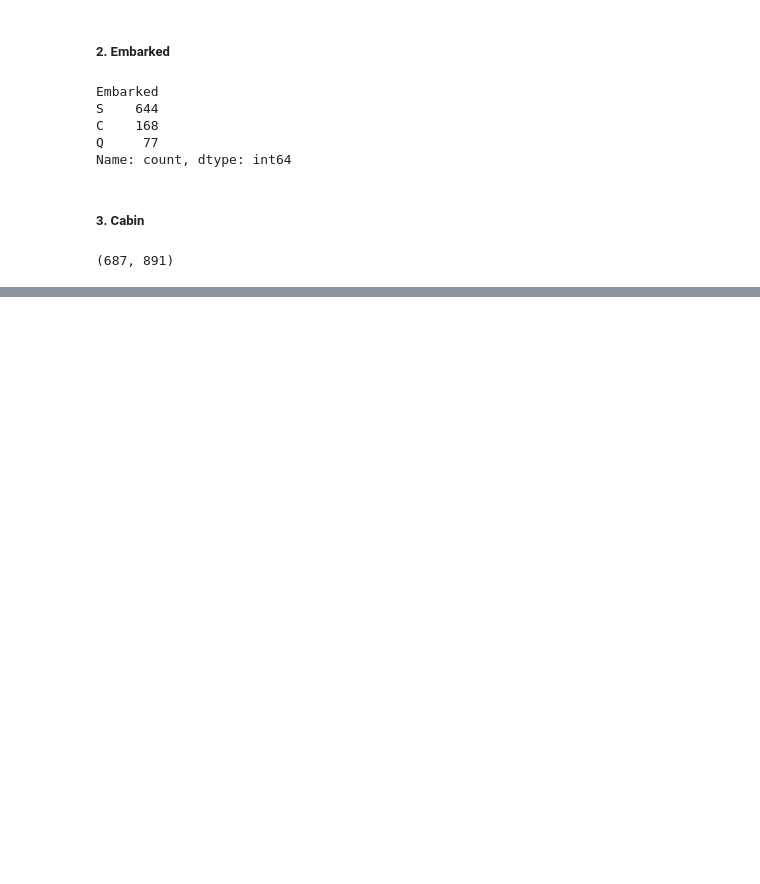
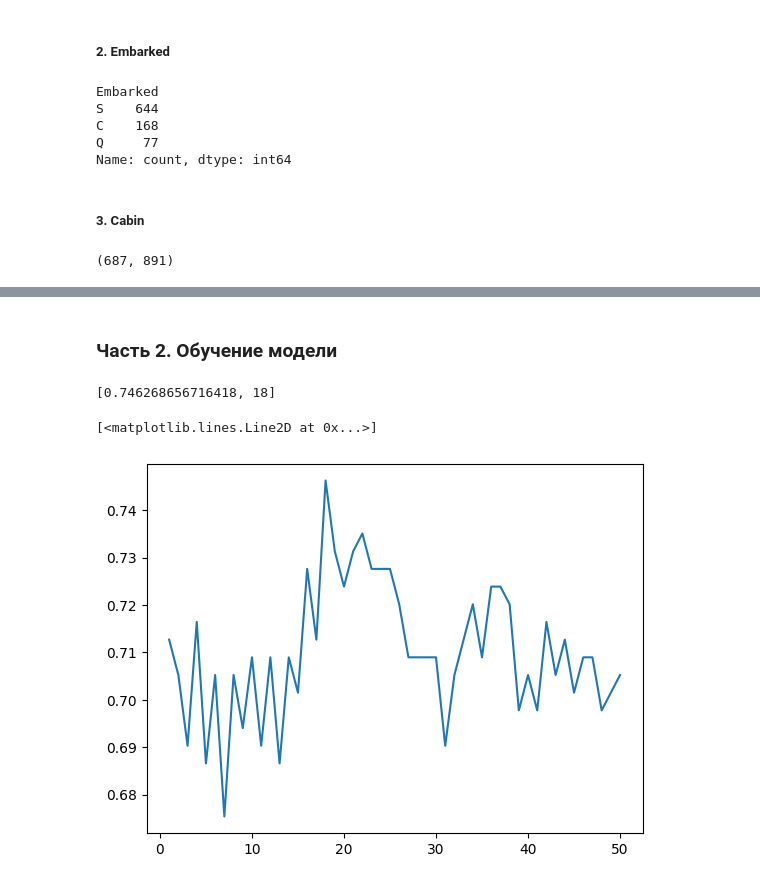
Before and after one commit to xah7p/sklearn_practice, a Jupyter notebook: titanic.ipynb, the cells around one changed output, grey strips where cells are left out. Drawn from its saved outputs; the diff is of its cells as text; code cells hidden in the pictures; blank space fills up the shorter version.

```diff
--- a/titanic.ipynb
+++ b/titanic.ipynb
@@ -127,0 +128,6 @@ data = data.drop(["Cabin"], axis=1)
+# %%
+data = data.astype({'Sex': 'category'})
+data["Sex"] = data["Sex"].cat.codes
+# data.Sex = data.Sex.map(dict(male = 1, female = 0))
+# %%
+data = pd.get_dummies(data, columns=["Embarked"])
@@ -127,0 +143,5 @@ data = data.drop(["Cabin"], axis=1)
+# %%
+from sklearn.model_selection import train_test_split
+x_train, x_test, y_train, y_test = train_test_split(data, y_true, test_size=0.3, shuffle=True)
+# %% [markdown]
+### Часть 2. Обучение модели
@@ -127,0 +151,17 @@ data = data.drop(["Cabin"], axis=1)
+# %%
+models_scores = []
+for k in range(1, 51):
+    knn = KNeighborsClassifier(n_neighbors=k)
+    knn.fit(x_train, y_train)
+    y_pred = knn.predict(x_test)
+    accuracy = accuracy_score(y_test, y_pred)
+    models_scores.append([accuracy, k])
+# %%
+max(models_scores)
+# %% [output]
+[0.746268656716418, 18]
+# %%
+plt.plot(list(range(1, 51)), [score[0] for score in models_scores])
+# %% [output]
+[<matplotlib.lines.Line2D at 0x...>]
+[figure, added]
```
Also changed, not shown: parts of 20 cells of this notebook.
